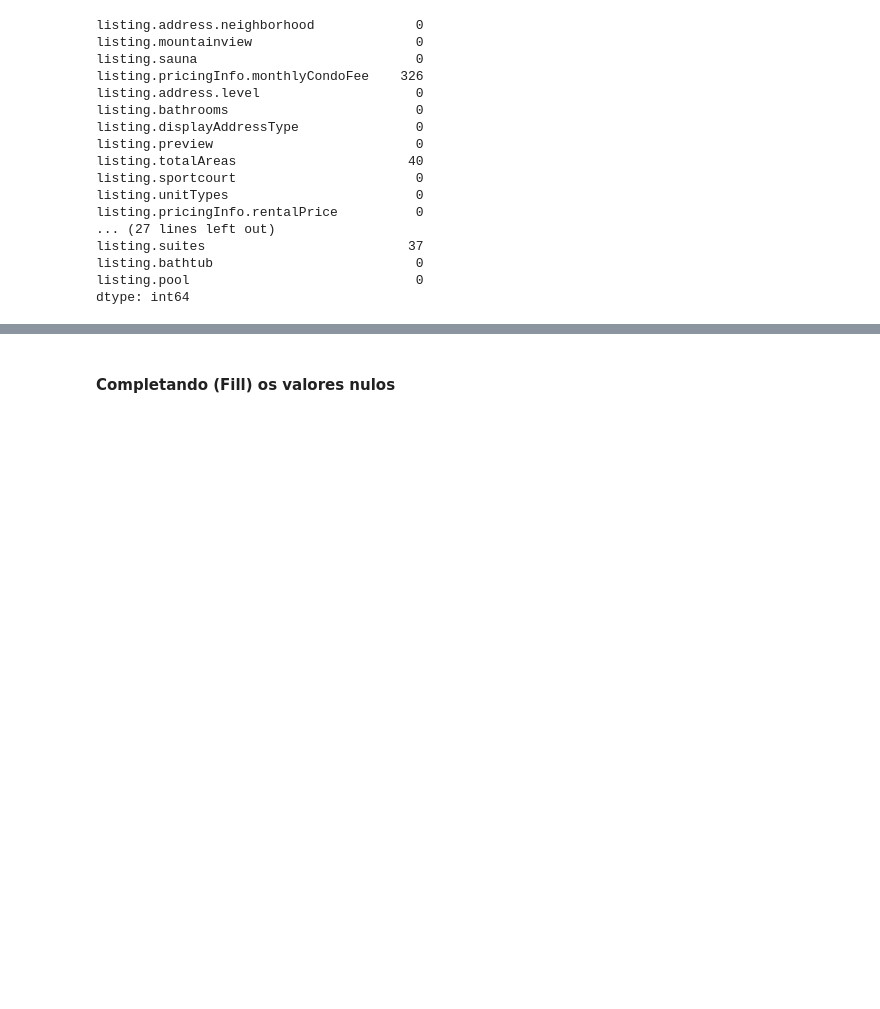
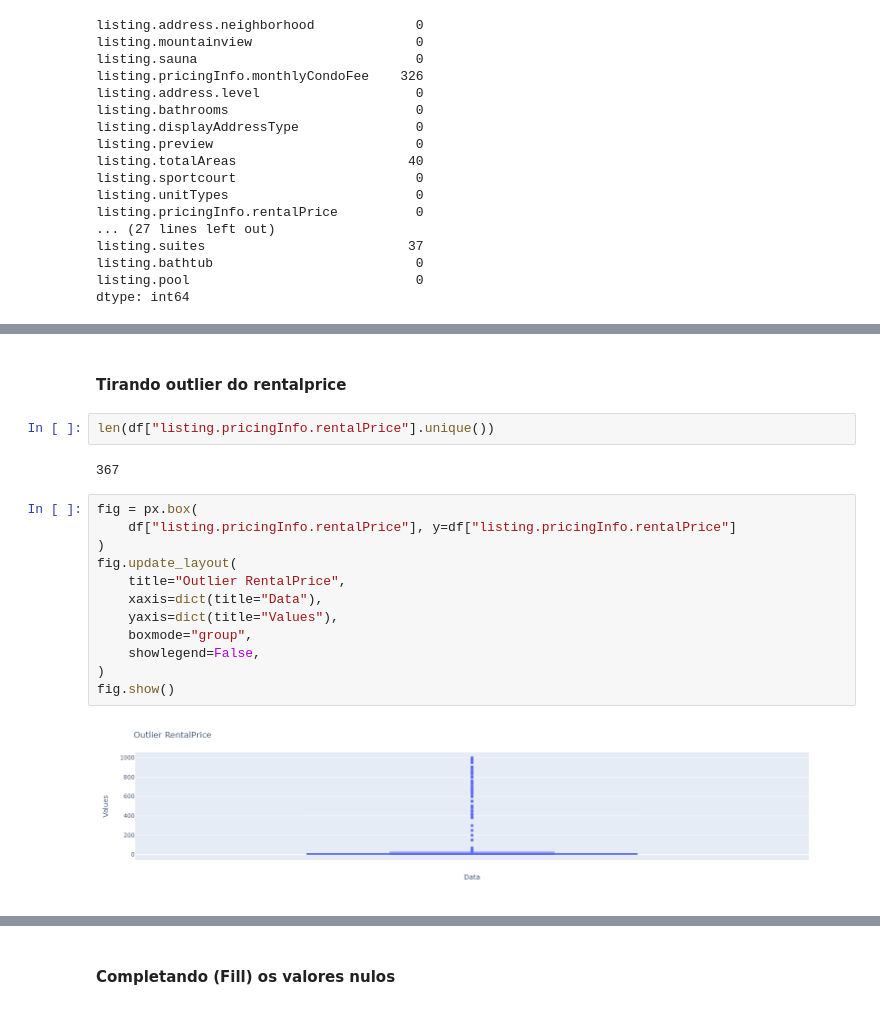
Before and after one commit to caiocmb7/MachineLearning-DS, a Jupyter notebook: ICD/Trabalho1/project.ipynb, the cells around one changed output, grey strips where cells are left out. Saved outputs shown, nothing was run; the diff lists cells and outputs as text; blank space fills up the shorter version.

```diff
--- a/ICD/Trabalho1/project.ipynb
+++ b/ICD/Trabalho1/project.ipynb
@@ -356,0 +393,20 @@ df_new.head(1)
+# %% [markdown]
+#### Tirando outlier do rentalprice
+# %%
+len(df["listing.pricingInfo.rentalPrice"].unique())
+# %% [output]
+367
+# %%
+fig = px.box(
+    df["listing.pricingInfo.rentalPrice"], y=df["listing.pricingInfo.rentalPrice"]
+)
+fig.update_layout(
+    title="Outlier RentalPrice",
+    xaxis=dict(title="Data"),
+    yaxis=dict(title="Values"),
+    boxmode="group",
+    showlegend=False,
+)
+fig.show()
+# %% [output]
+[figure, added]
```
Also changed, not shown: parts of 46 cells of this notebook.
